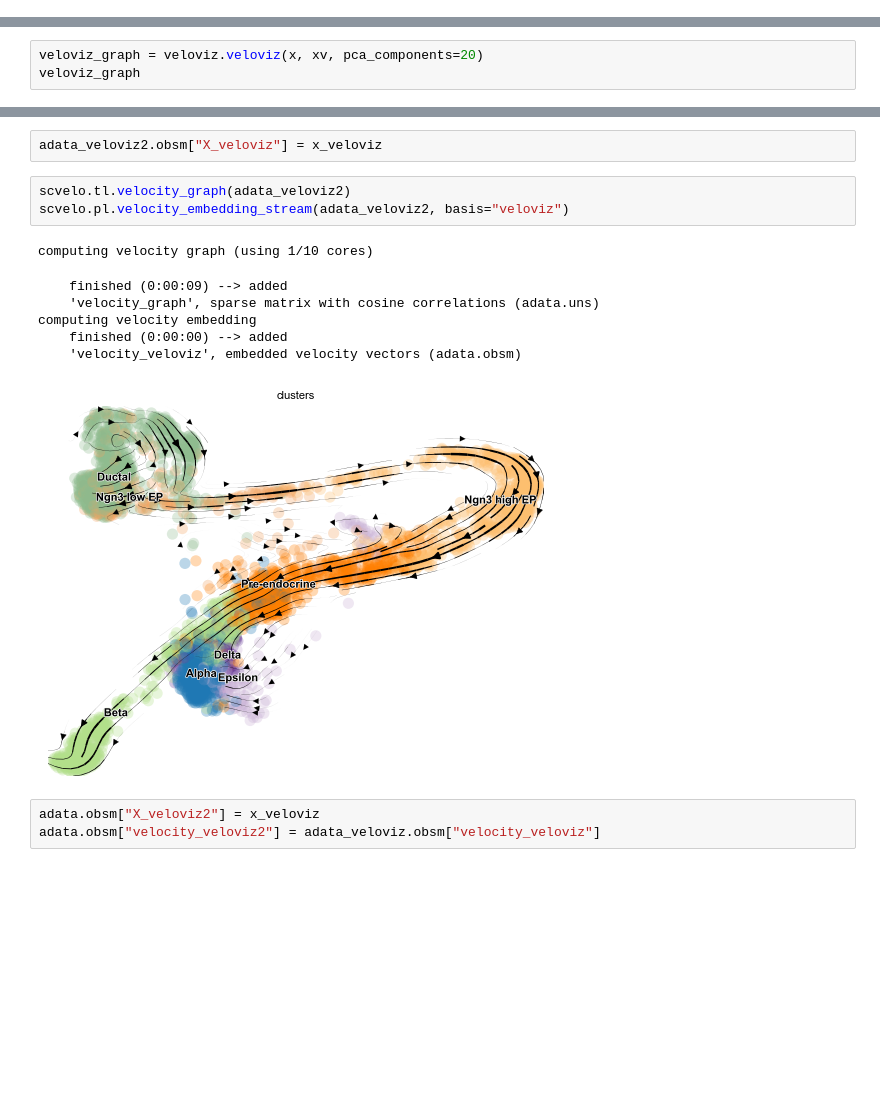
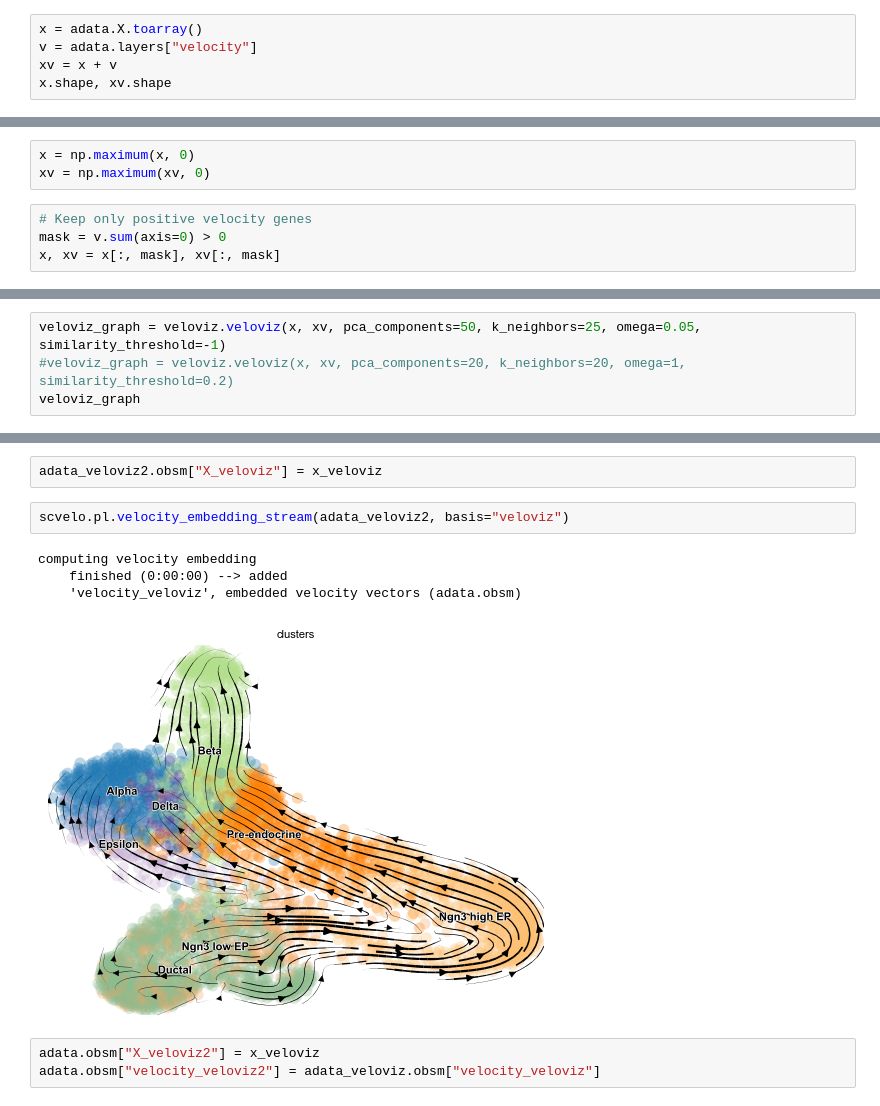
Before and after one commit to mackelab/velocity-hypothesis-test, a Jupyter notebook: notebooks/fig1_pancreas-single_test.ipynb, the cells around one changed output, grey strips where cells are left out. Drawn from its saved outputs; the diff is of its cells as text; blank space fills up the shorter version.

```diff
--- a/notebooks/fig1_pancreas-single_test.ipynb
+++ b/notebooks/fig1_pancreas-single_test.ipynb
@@ -252,0 +273,5 @@ veloviz.__file__
+# %%
+x = adata.X.toarray()
+v = adata.layers["velocity"]
+xv = x + v
+x.shape, xv.shape
@@ -252,0 +280,7 @@ veloviz.__file__
+# %%
+x = np.maximum(x, 0)
+xv = np.maximum(xv, 0)
+# %%
+# Keep only positive velocity genes
+mask = v.sum(axis=0) > 0
+x, xv = x[:, mask], xv[:, mask]
@@ -253,5 +308,6 @@ veloviz.__file__
 # %%
-veloviz_graph = veloviz.veloviz(x, xv, pca_components=20)
+veloviz_graph = veloviz.veloviz(x, xv, pca_components=50, k_neighbors=25, omega=0.05, similarity_threshold=-1)
+#veloviz_graph = veloviz.veloviz(x, xv, pca_components=20, k_neighbors=20, omega=1, similarity_threshold=0.2)
 veloviz_graph
 # %% [output]
 <Compressed Sparse Row sparse matrix of dtype 'float32'
@@ -264,16 +320,12 @@ x_veloviz.shape
 # %%
 adata_veloviz2.obsm["X_veloviz"] = x_veloviz
 # %%
-scvelo.tl.velocity_graph(adata_veloviz2)
 scvelo.pl.velocity_embedding_stream(adata_veloviz2, basis="veloviz")
 # %% [output]
-computing velocity graph (using 1/10 cores)
+computing velocity embedding
+    finished (0:00:00) --> added
+    'velocity_veloviz', embedded velocity vectors (adata.obsm)
-    finished (0:00:09) --> added
-    'velocity_graph', sparse matrix with cosine correlations (adata.uns)
-computing velocity embedding
-    finished (0:00:00) --> added
-    'velocity_veloviz', embedded velocity vectors (adata.obsm)
-[figure, old version]
+[figure, new version]
 # %%
 adata.obsm["X_veloviz2"] = x_veloviz
 adata.obsm["velocity_veloviz2"] = adata_veloviz.obsm["velocity_veloviz"]
```
Also changed, not shown: parts of 27 cells of this notebook.
